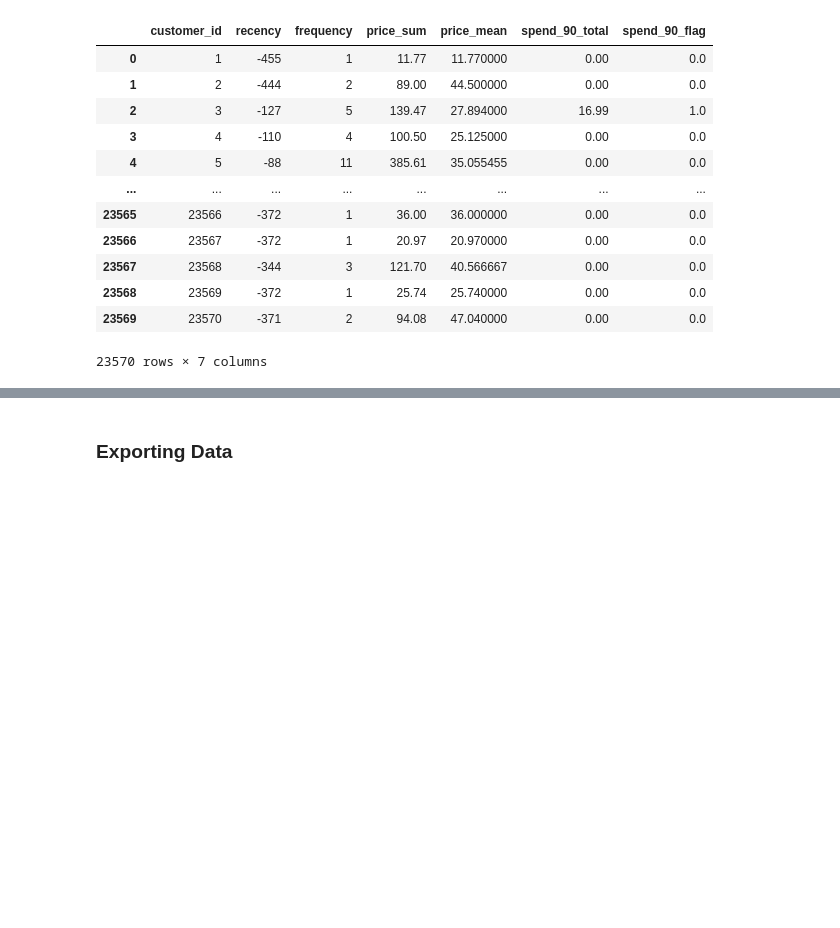
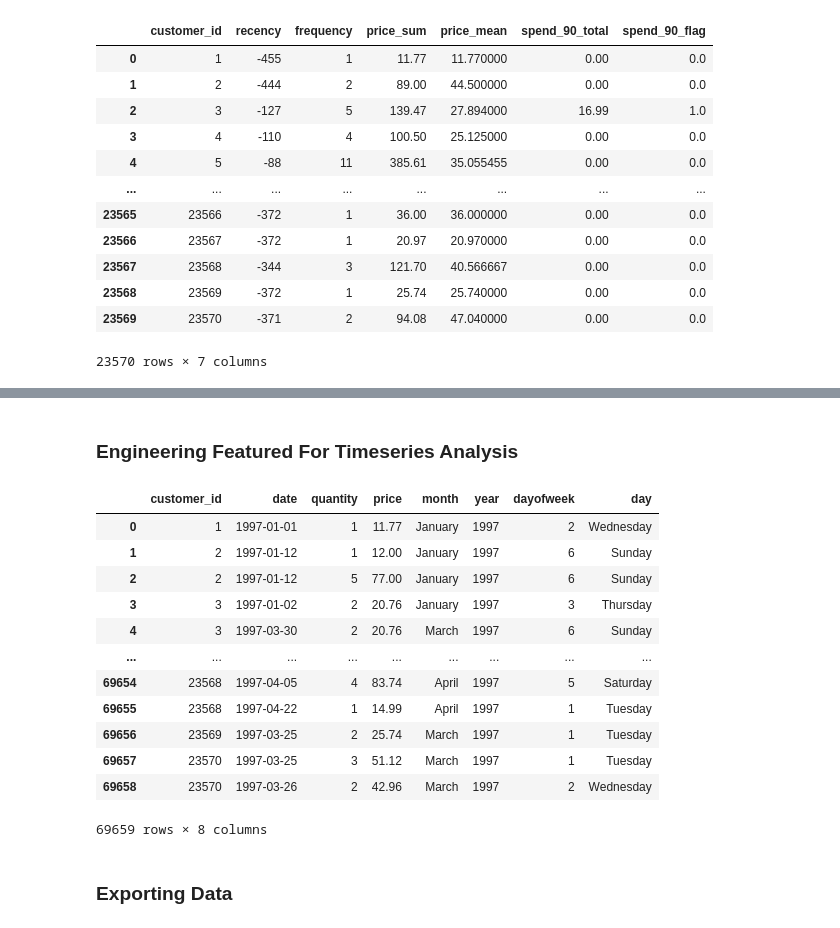
Before and after one commit to YashChowdhary34/predictive_clv_behaviour_analysis, a Jupyter notebook: processing/feature_engineering.ipynb, the cells around one changed output, grey strips where cells are left out. Saved outputs shown, nothing was run; the diff lists cells and outputs as text; code cells hidden in the pictures; blank space fills up the shorter version.

```diff
--- a/processing/feature_engineering.ipynb
+++ b/processing/feature_engineering.ipynb
@@ -138,3 +157,27 @@ features_df
+# %% [markdown]
+### Engineering Featured For Timeseries Analysis
+# %%
+timeseries_df = df.copy()
+timeseries_df['month'] = timeseries_df['date'].dt.month_name()
+timeseries_df['year'] = timeseries_df['date'].dt.year
+timeseries_df['dayofweek'] = timeseries_df['date'].dt.dayofweek
+timeseries_df['day'] = timeseries_df['date'].dt.day_name()
+# %%
+timeseries_df
+# %% [output]
+|  | customer_id | date | quantity | price | month | year | dayofweek | day |
+| 0 | 1 | 1997-01-01 | 1 | 11.77 | January | 1997 | 2 | Wednesday |
+| 1 | 2 | 1997-01-12 | 1 | 12.00 | January | 1997 | 6 | Sunday |
+| 2 | 2 | 1997-01-12 | 5 | 77.00 | January | 1997 | 6 | Sunday |
+| 3 | 3 | 1997-01-02 | 2 | 20.76 | January | 1997 | 3 | Thursday |
+| 4 | 3 | 1997-03-30 | 2 | 20.76 | March | 1997 | 6 | Sunday |
+| ... | ... | ... | ... | ... | ... | ... | ... | ... |
+| 69654 | 23568 | 1997-04-05 | 4 | 83.74 | April | 1997 | 5 | Saturday |
+| 69655 | 23568 | 1997-04-22 | 1 | 14.99 | April | 1997 | 1 | Tuesday |
+| 69656 | 23569 | 1997-03-25 | 2 | 25.74 | March | 1997 | 1 | Tuesday |
+| 69657 | 23570 | 1997-03-25 | 3 | 51.12 | March | 1997 | 1 | Tuesday |
+| 69658 | 23570 | 1997-03-26 | 2 | 42.96 | March | 1997 | 2 | Wednesday |
+69659 rows × 8 columns
 # %% [markdown]
 ### Exporting Data
 # %%
```
Also changed, not shown: parts of 4 cells of this notebook, 15 other files.
